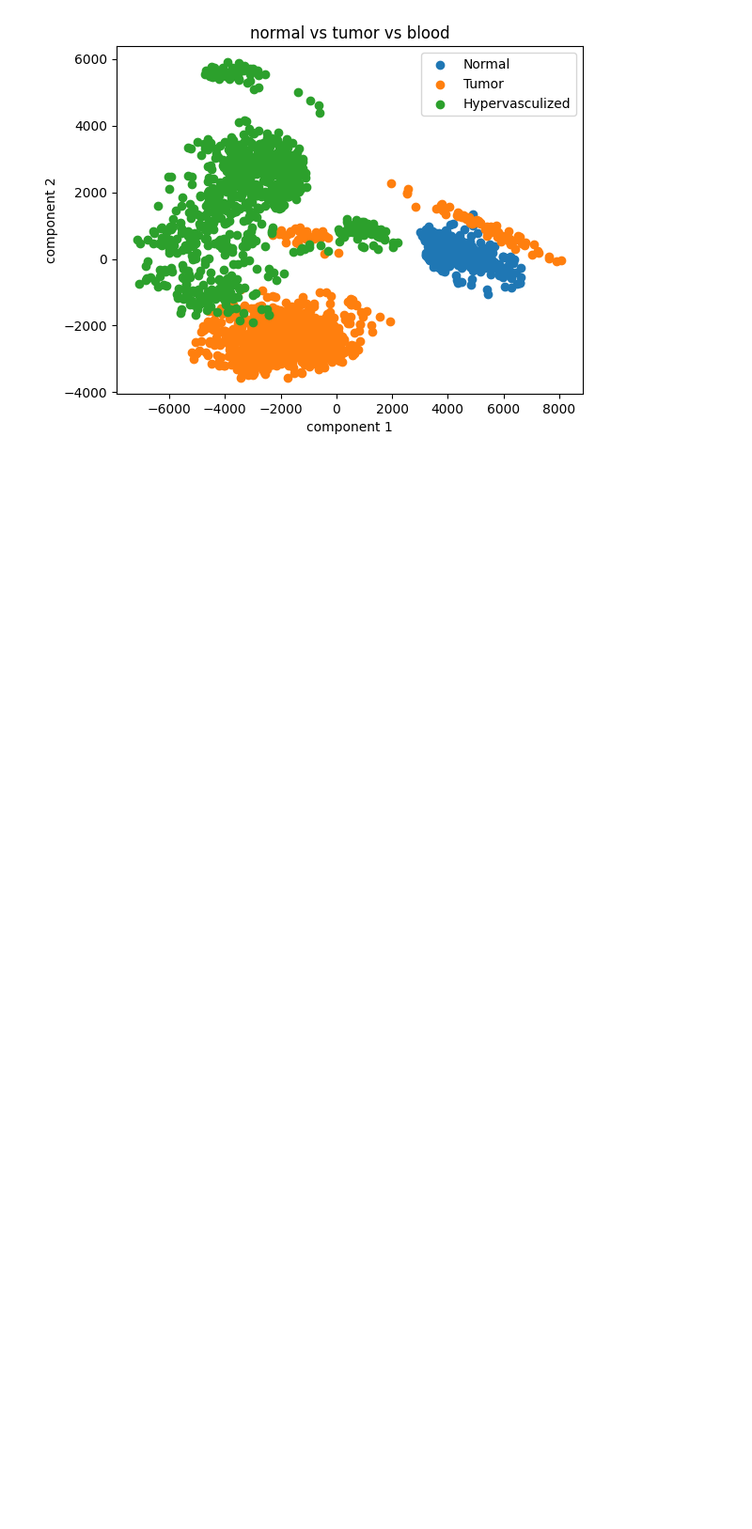
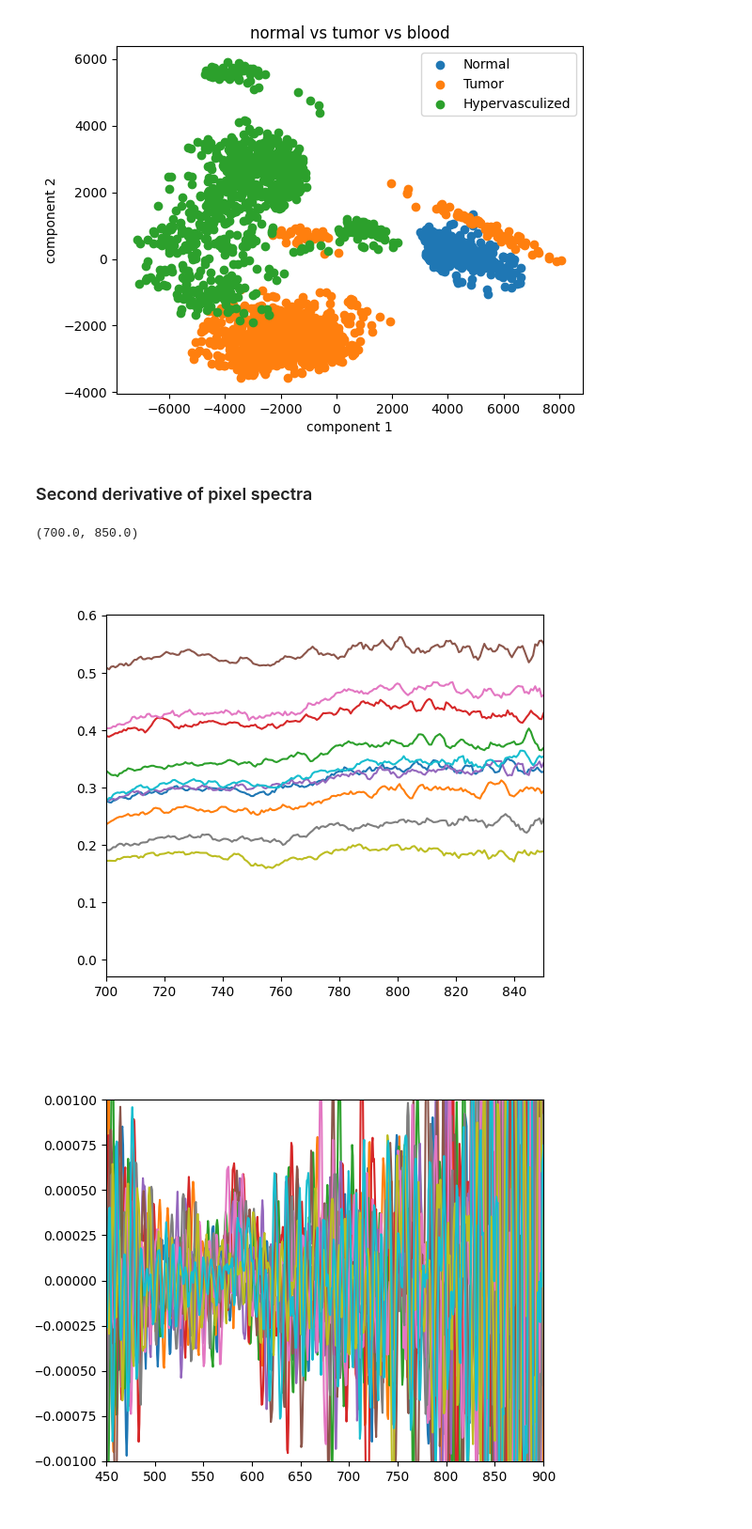
Before and after one commit to hartenbergerma/thesis, a Jupyter notebook: helicoid_tests/helicoid_data_overview.ipynb, the cells around one changed output. Shown at 94% size. Drawn from its saved outputs; the diff is of its cells as text; code cells hidden in the pictures; blank space fills up the shorter version.

```diff
--- a/helicoid_tests/helicoid_data_overview.ipynb
+++ b/helicoid_tests/helicoid_data_overview.ipynb
@@ -356,3 +356,53 @@ N.shape=(4516, 826), T.shape=(855, 826), B.shape=(8697, 826)
 <matplotlib.legend.Legend at 0x...>
 [figure]
 [figure]
+# %% [markdown]
+### Second derivative of pixel spectra
+# %%
+from numpy.polynomial.polynomial import Polynomial
+
+def second_derivative(bands, extinction, window_length=10, polyorder=3):
+    """
+    calculates the second derivative of the spectra
+    input:  x, y, bands and values of the spectra
+            window_length, length of the filter window
+            polyorder, order of the polynomial
+    output: x, d2y, bands and second derivative of the spectra
+    """
+    d2y_fit = []
+    new_bands = []
+    for i in range(window_length//2,len(bands)-window_length//2):
+        x = bands[i-window_length//2:i+window_length//2]
+        y = extinction[i-window_length//2:i+window_length//2]
+        c = Polynomial.fit(x, y, polyorder)
+        d2y = c.deriv(2)(x)[window_length//2]
+        d2y_fit.append(d2y)
+        new_bands.append(bands[i])
+    return np.array(d2y_fit), np.array(new_bands)
+# %%
+img_calib = calibrate_img(img, white_ref, dark_ref)
+img_smooth = smooth_spectral(img_calib, window_size=5)
+band_centers = np.array(img.bands.centers)
+
+# generate touples of random pixels from the blood class
+np.random.seed(0)
+N = np.where(gt_map.asarray()[:,:,0] == 3)
+pixels = [(N[0][i], N[1][i]) for i in np.random.choice(len(N[0]), 10)]
+
+fig, ax = plt.subplots(figsize=(6,5))
+fig_deriv, ax_deriv = plt.subplots(figsize=(6,5))
+# plot the second derivative of the spectra
+for pixel in pixels:
+    spectrum = np.array(img_smooth[pixel])
+    d2y, new_bands = second_derivative(band_centers, spectrum)
+    ax_deriv.plot(new_bands, d2y, label=f"pixel {pixel}")
+    ax.plot(band_centers, spectrum, label=f"pixel {pixel}")
+
+ax_deriv.set_xlim([450,900])
+ax_deriv.set_ylim([-0.001,0.001])
+
+ax.set_xlim([700,850])
+# %% [output]
+(700.0, 850.0)
+[figure, added]
+[figure, added]
```
Also changed, not shown: parts of 1 cell of this notebook, 3 other files.
